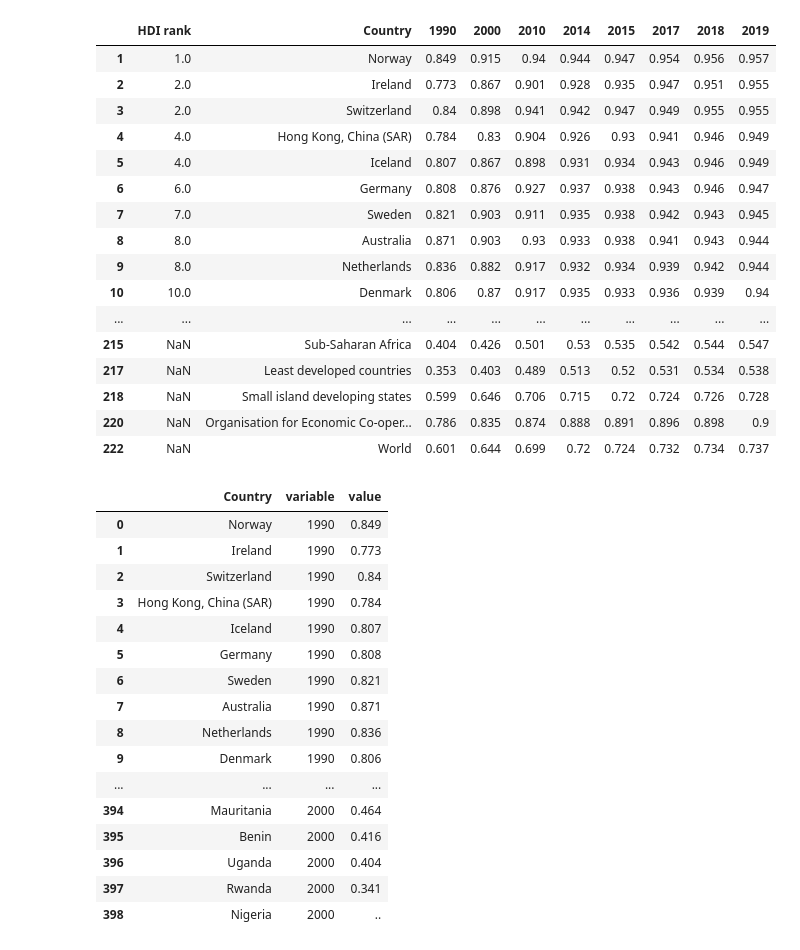
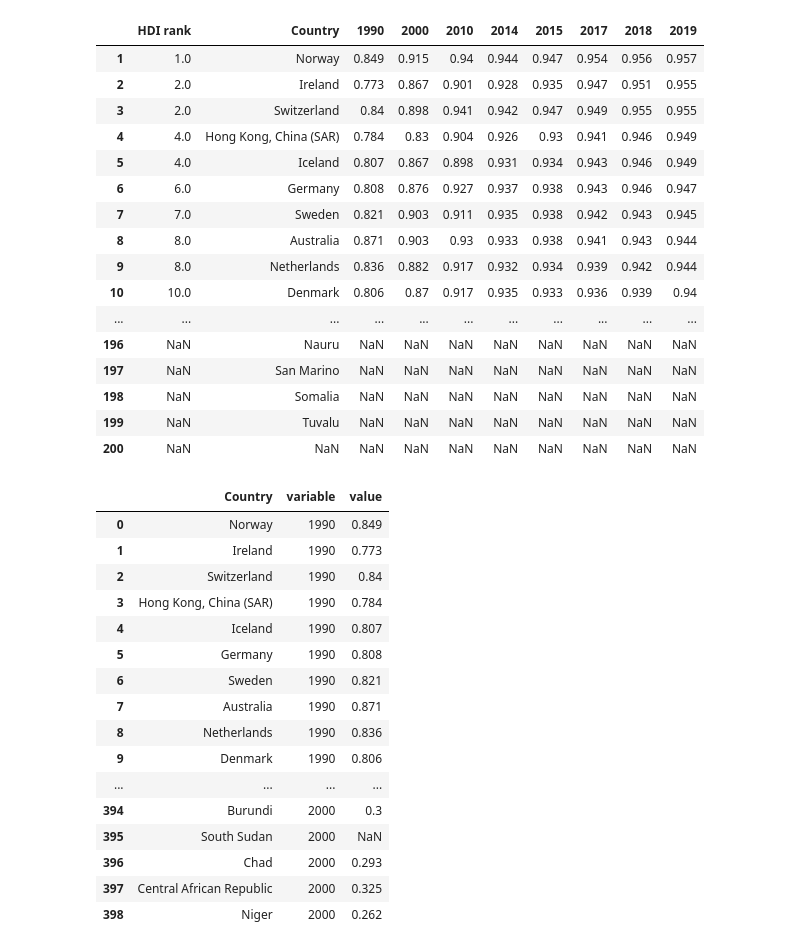
Before and after one commit to jacobdv/shoe-beans, a Jupyter notebook: UN_Data_Cleaning.ipynb, the cells around one changed output. Cells and saved outputs as stored; diff of their text form; code cells hidden in the pictures.

```diff
--- a/UN_Data_Cleaning.ipynb
+++ b/UN_Data_Cleaning.ipynb
@@ -4,38 +4,39 @@ pd.set_option('display.max_rows', None)
 # %%
 # Reads in csv for table two of the UN data, using the fifth row as header.
 hdi_data = pd.read_csv("UN_Data_Table_2.csv", header=4).drop([0,67,121,159,193])
 
 # Selects only columns with valid, single year names.
 selected_columns = []
 for column in hdi_data:
     if 'Unnamed' not in column:
         if '-' not in column:
             selected_columns.append(column)
 
-# Turns .. and ... into NaN values.
+# Turns .. into NaN values. Drops rows with only NaN values.
 hdi_data = hdi_data.replace("..","NaN")
-# Drops rows with only NaN values.
 hdi_data = (hdi_data[selected_columns])
-hdi_data.dropna(axis = 0, thresh = 8, inplace=True)
+
+# Drops bottom rows of summary data.
+hdi_data.drop(hdi_data.tail(36).index,inplace=True)
 hdi_data
 # %% [output]
 |  | HDI rank | Country | 1990 | 2000 | 2010 | 2014 | 2015 | 2017 | 2018 | 2019 |
 | 1 | 1.0 | Norway | 0.849 | 0.915 | 0.94 | 0.944 | 0.947 | 0.954 | 0.956 | 0.957 |
 | 2 | 2.0 | Ireland | 0.773 | 0.867 | 0.901 | 0.928 | 0.935 | 0.947 | 0.951 | 0.955 |
 | 3 | 2.0 | Switzerland | 0.84 | 0.898 | 0.941 | 0.942 | 0.947 | 0.949 | 0.955 | 0.955 |
 | 4 | 4.0 | Hong Kong, China (SAR) | 0.784 | 0.83 | 0.904 | 0.926 | 0.93 | 0.941 | 0.946 | 0.949 |
 | 5 | 4.0 | Iceland | 0.807 | 0.867 | 0.898 | 0.931 | 0.934 | 0.943 | 0.946 | 0.949 |
 | 6 | 6.0 | Germany | 0.808 | 0.876 | 0.927 | 0.937 | 0.938 | 0.943 | 0.946 | 0.947 |
 | 7 | 7.0 | Sweden | 0.821 | 0.903 | 0.911 | 0.935 | 0.938 | 0.942 | 0.943 | 0.945 |
 | 8 | 8.0 | Australia | 0.871 | 0.903 | 0.93 | 0.933 | 0.938 | 0.941 | 0.943 | 0.944 |
 | 9 | 8.0 | Netherlands | 0.836 | 0.882 | 0.917 | 0.932 | 0.934 | 0.939 | 0.942 | 0.944 |
 | 10 | 10.0 | Denmark | 0.806 | 0.87 | 0.917 | 0.935 | 0.933 | 0.936 | 0.939 | 0.94 |
 | ... | ... | ... | ... | ... | ... | ... | ... | ... | ... | ... |
-| 215 | NaN | Sub-Saharan Africa | 0.404 | 0.426 | 0.501 | 0.53 | 0.535 | 0.542 | 0.544 | 0.547 |
-| 217 | NaN | Least developed countries | 0.353 | 0.403 | 0.489 | 0.513 | 0.52 | 0.531 | 0.534 | 0.538 |
-| 218 | NaN | Small island developing states | 0.599 | 0.646 | 0.706 | 0.715 | 0.72 | 0.724 | 0.726 | 0.728 |
-| 220 | NaN | Organisation for Economic Co-oper... | 0.786 | 0.835 | 0.874 | 0.888 | 0.891 | 0.896 | 0.898 | 0.9 |
-| 222 | NaN | World | 0.601 | 0.644 | 0.699 | 0.72 | 0.724 | 0.732 | 0.734 | 0.737 |
+| 196 | NaN | Nauru | NaN | NaN | NaN | NaN | NaN | NaN | NaN | NaN |
+| 197 | NaN | San Marino | NaN | NaN | NaN | NaN | NaN | NaN | NaN | NaN |
+| 198 | NaN | Somalia | NaN | NaN | NaN | NaN | NaN | NaN | NaN | NaN |
+| 199 | NaN | Tuvalu | NaN | NaN | NaN | NaN | NaN | NaN | NaN | NaN |
+| 200 | NaN | NaN | NaN | NaN | NaN | NaN | NaN | NaN | NaN | NaN |
 # %%
 # transform data from horizontal to vergtical to make simpler merge/link options
 # weird: many columns years are text but 2014 is a number...
@@ -53,8 +54,8 @@ pd.melt(hdi_data,id_vars='Country',value_vars=['1990','2000','2010', '2014', '20
 | 8 | Netherlands | 1990 | 0.836 |
 | 9 | Denmark | 1990 | 0.806 |
 | ... | ... | ... | ... |
-| 394 | Mauritania | 2000 | 0.464 |
-| 395 | Benin | 2000 | 0.416 |
-| 396 | Uganda | 2000 | 0.404 |
-| 397 | Rwanda | 2000 | 0.341 |
-| 398 | Nigeria | 2000 | .. |
+| 394 | Burundi | 2000 | 0.3 |
+| 395 | South Sudan | 2000 | NaN |
+| 396 | Chad | 2000 | 0.293 |
+| 397 | Central African Republic | 2000 | 0.325 |
+| 398 | Niger | 2000 | 0.262 |
```
